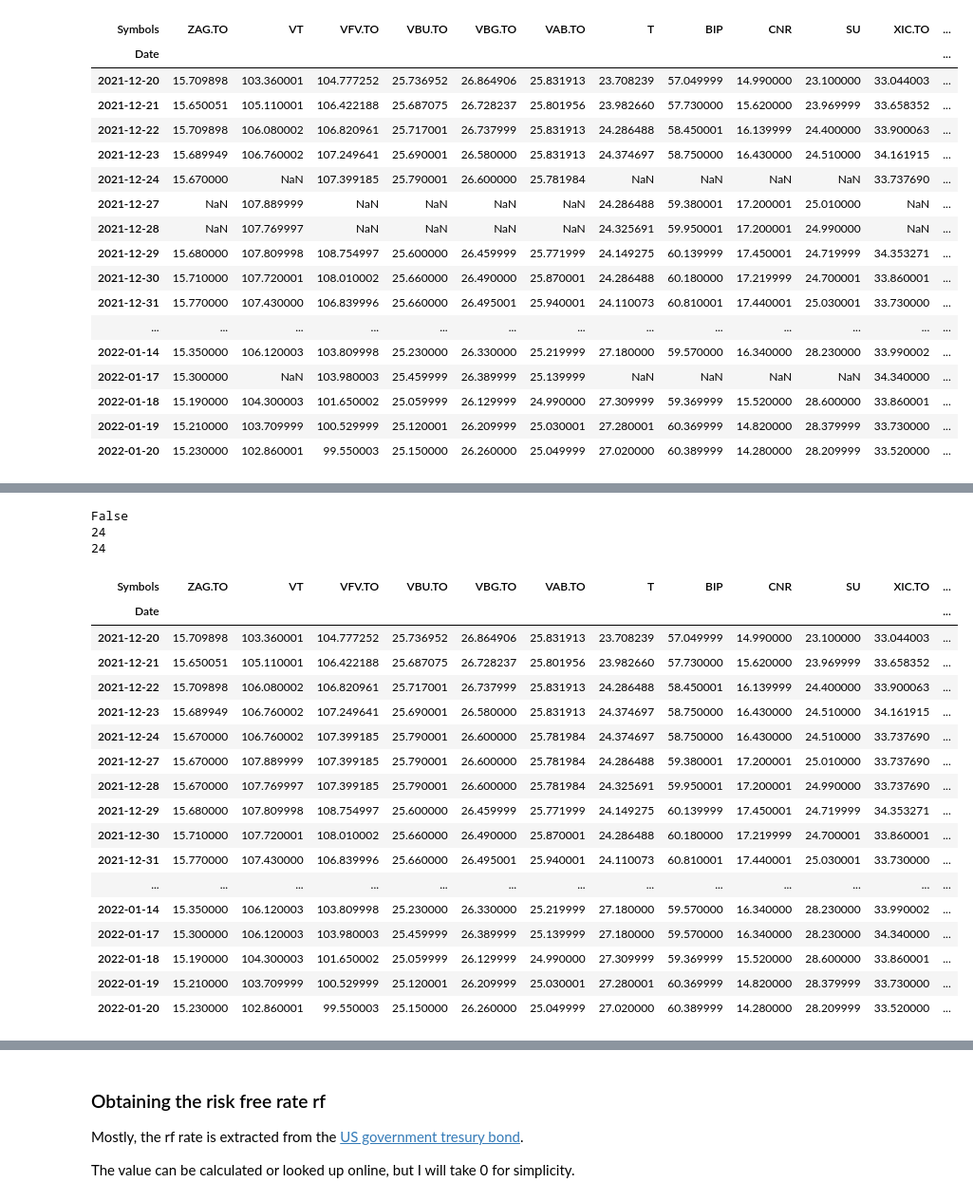
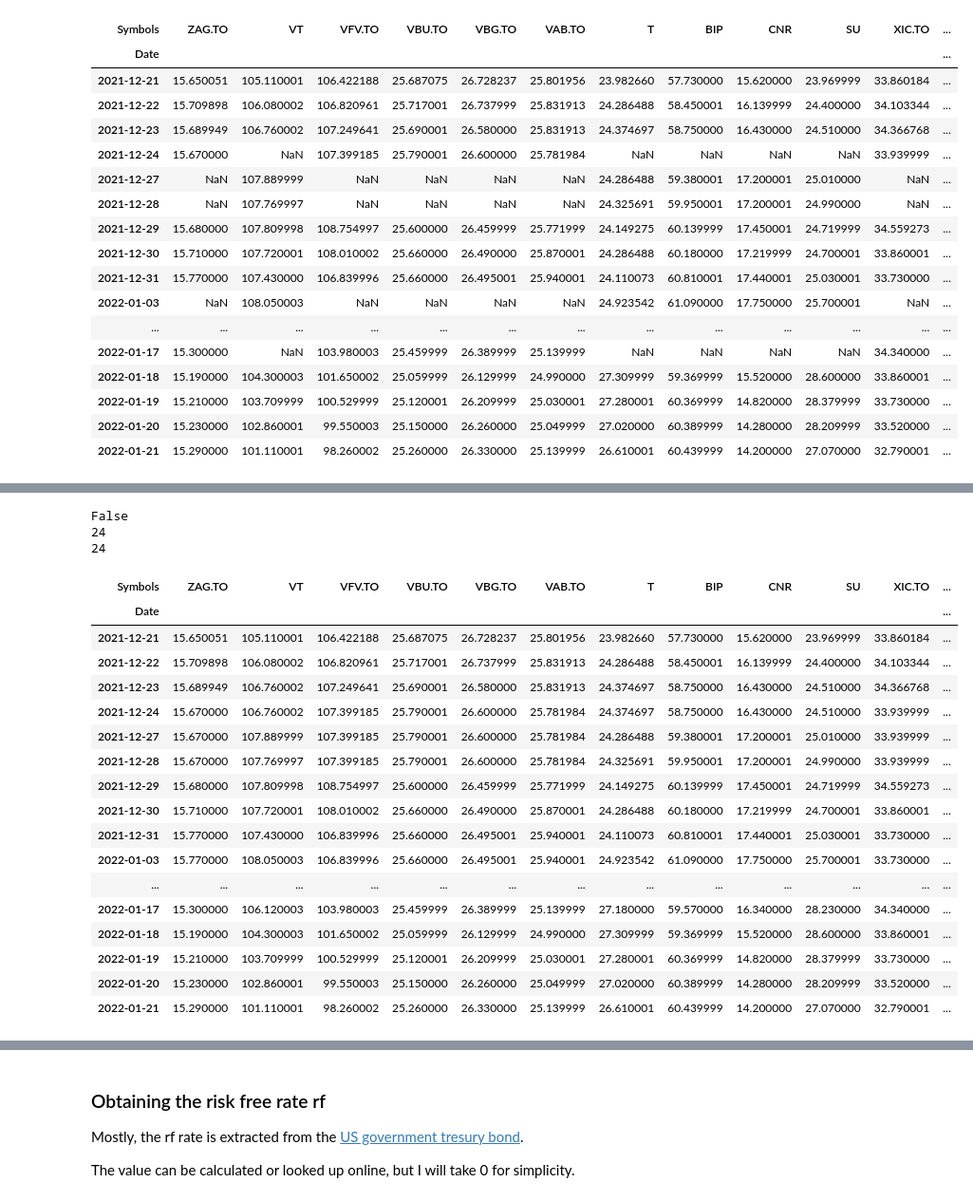
Before and after one commit to LarsTinnefeld/financial-analysis, a Jupyter notebook: correlation.ipynb, the cells around one changed output, grey strips where cells are left out. Shown at 95% size. Saved outputs shown, nothing was run; the diff lists cells and outputs as text; code cells hidden in the pictures.

```diff
--- a/correlation.ipynb
+++ b/correlation.ipynb
@@ -10,32 +10,32 @@ import seaborn as sns
 %matplotlib inline
 # %%
 tickers = ['ZAG.TO', 'VT', 'VFV.TO', 'VBU.TO', 'VBG.TO', 'VAB.TO', 'T', 'BIP', 'CNR', 'SU', 'XIC.TO', 'BAM', 'HXQ.TO', 'ZFL.TO', 'VRE.TO', 'XEF.TO', 'NVDA', 'ATD.TO', '^GSPC']
-start = dt.datetime(2021, 12, 20)
-end = dt.datetime(2022, 1, 20)
+start = dt.datetime(2021, 12, 21)
+end = dt.datetime(2022, 1, 21)
 df_stocks = pdr.get_data_yahoo(tickers, start, end, interval="d")
 
 df_stocks = df_stocks['Adj Close']
 
 df_stocks
 # %% [output]
 | Symbols | ZAG.TO | VT | VFV.TO | VBU.TO | VBG.TO | VAB.TO | T | BIP | CNR | SU | XIC.TO | ... |
 | Date |  |  |  |  |  |  |  |  |  |  |  | ... |
-| 2021-12-20 | 15.709898 | 103.360001 | 104.777252 | 25.736952 | 26.864906 | 25.831913 | 23.708239 | 57.049999 | 14.990000 | 23.100000 | 33.044003 | ... |
-| 2021-12-21 | 15.650051 | 105.110001 | 106.422188 | 25.687075 | 26.728237 | 25.801956 | 23.982660 | 57.730000 | 15.620000 | 23.969999 | 33.658352 | ... |
-| 2021-12-22 | 15.709898 | 106.080002 | 106.820961 | 25.717001 | 26.737999 | 25.831913 | 24.286488 | 58.450001 | 16.139999 | 24.400000 | 33.900063 | ... |
-| 2021-12-23 | 15.689949 | 106.760002 | 107.249641 | 25.690001 | 26.580000 | 25.831913 | 24.374697 | 58.750000 | 16.430000 | 24.510000 | 34.161915 | ... |
-| 2021-12-24 | 15.670000 | NaN | 107.399185 | 25.790001 | 26.600000 | 25.781984 | NaN | NaN | NaN | NaN | 33.737690 | ... |
+| 2021-12-21 | 15.650051 | 105.110001 | 106.422188 | 25.687075 | 26.728237 | 25.801956 | 23.982660 | 57.730000 | 15.620000 | 23.969999 | 33.860184 | ... |
+| 2021-12-22 | 15.709898 | 106.080002 | 106.820961 | 25.717001 | 26.737999 | 25.831913 | 24.286488 | 58.450001 | 16.139999 | 24.400000 | 34.103344 | ... |
+| 2021-12-23 | 15.689949 | 106.760002 | 107.249641 | 25.690001 | 26.580000 | 25.831913 | 24.374697 | 58.750000 | 16.430000 | 24.510000 | 34.366768 | ... |
+| 2021-12-24 | 15.670000 | NaN | 107.399185 | 25.790001 | 26.600000 | 25.781984 | NaN | NaN | NaN | NaN | 33.939999 | ... |
 | 2021-12-27 | NaN | 107.889999 | NaN | NaN | NaN | NaN | 24.286488 | 59.380001 | 17.200001 | 25.010000 | NaN | ... |
 | 2021-12-28 | NaN | 107.769997 | NaN | NaN | NaN | NaN | 24.325691 | 59.950001 | 17.200001 | 24.990000 | NaN | ... |
-| 2021-12-29 | 15.680000 | 107.809998 | 108.754997 | 25.600000 | 26.459999 | 25.771999 | 24.149275 | 60.139999 | 17.450001 | 24.719999 | 34.353271 | ... |
+| 2021-12-29 | 15.680000 | 107.809998 | 108.754997 | 25.600000 | 26.459999 | 25.771999 | 24.149275 | 60.139999 | 17.450001 | 24.719999 | 34.559273 | ... |
 | 2021-12-30 | 15.710000 | 107.720001 | 108.010002 | 25.660000 | 26.490000 | 25.870001 | 24.286488 | 60.180000 | 17.219999 | 24.700001 | 33.860001 | ... |
 | 2021-12-31 | 15.770000 | 107.430000 | 106.839996 | 25.660000 | 26.495001 | 25.940001 | 24.110073 | 60.810001 | 17.440001 | 25.030001 | 33.730000 | ... |
+| 2022-01-03 | NaN | 108.050003 | NaN | NaN | NaN | NaN | 24.923542 | 61.090000 | 17.750000 | 25.700001 | NaN | ... |
 | ... | ... | ... | ... | ... | ... | ... | ... | ... | ... | ... | ... | ... |
-| 2022-01-14 | 15.350000 | 106.120003 | 103.809998 | 25.230000 | 26.330000 | 25.219999 | 27.180000 | 59.570000 | 16.340000 | 28.230000 | 33.990002 | ... |
 | 2022-01-17 | 15.300000 | NaN | 103.980003 | 25.459999 | 26.389999 | 25.139999 | NaN | NaN | NaN | NaN | 34.340000 | ... |
 | 2022-01-18 | 15.190000 | 104.300003 | 101.650002 | 25.059999 | 26.129999 | 24.990000 | 27.309999 | 59.369999 | 15.520000 | 28.600000 | 33.860001 | ... |
 | 2022-01-19 | 15.210000 | 103.709999 | 100.529999 | 25.120001 | 26.209999 | 25.030001 | 27.280001 | 60.369999 | 14.820000 | 28.379999 | 33.730000 | ... |
 | 2022-01-20 | 15.230000 | 102.860001 | 99.550003 | 25.150000 | 26.260000 | 25.049999 | 27.020000 | 60.389999 | 14.280000 | 28.209999 | 33.520000 | ... |
+| 2022-01-21 | 15.290000 | 101.110001 | 98.260002 | 25.260000 | 26.330000 | 25.139999 | 26.610001 | 60.439999 | 14.200000 | 27.070000 | 32.790001 | ... |
 # %%
 # Checking how many missing NaN
 df_stocks.isna().sum()
@@ -74,22 +74,22 @@ df_stocks
 # %% [output]
 | Symbols | ZAG.TO | VT | VFV.TO | VBU.TO | VBG.TO | VAB.TO | T | BIP | CNR | SU | XIC.TO | ... |
 | Date |  |  |  |  |  |  |  |  |  |  |  | ... |
-| 2021-12-20 | 15.709898 | 103.360001 | 104.777252 | 25.736952 | 26.864906 | 25.831913 | 23.708239 | 57.049999 | 14.990000 | 23.100000 | 33.044003 | ... |
-| 2021-12-21 | 15.650051 | 105.110001 | 106.422188 | 25.687075 | 26.728237 | 25.801956 | 23.982660 | 57.730000 | 15.620000 | 23.969999 | 33.658352 | ... |
-| 2021-12-22 | 15.709898 | 106.080002 | 106.820961 | 25.717001 | 26.737999 | 25.831913 | 24.286488 | 58.450001 | 16.139999 | 24.400000 | 33.900063 | ... |
-| 2021-12-23 | 15.689949 | 106.760002 | 107.249641 | 25.690001 | 26.580000 | 25.831913 | 24.374697 | 58.750000 | 16.430000 | 24.510000 | 34.161915 | ... |
-| 2021-12-24 | 15.670000 | 106.760002 | 107.399185 | 25.790001 | 26.600000 | 25.781984 | 24.374697 | 58.750000 | 16.430000 | 24.510000 | 33.737690 | ... |
-| 2021-12-27 | 15.670000 | 107.889999 | 107.399185 | 25.790001 | 26.600000 | 25.781984 | 24.286488 | 59.380001 | 17.200001 | 25.010000 | 33.737690 | ... |
-| 2021-12-28 | 15.670000 | 107.769997 | 107.399185 | 25.790001 | 26.600000 | 25.781984 | 24.325691 | 59.950001 | 17.200001 | 24.990000 | 33.737690 | ... |
-| 2021-12-29 | 15.680000 | 107.809998 | 108.754997 | 25.600000 | 26.459999 | 25.771999 | 24.149275 | 60.139999 | 17.450001 | 24.719999 | 34.353271 | ... |
+| 2021-12-21 | 15.650051 | 105.110001 | 106.422188 | 25.687075 | 26.728237 | 25.801956 | 23.982660 | 57.730000 | 15.620000 | 23.969999 | 33.860184 | ... |
+| 2021-12-22 | 15.709898 | 106.080002 | 106.820961 | 25.717001 | 26.737999 | 25.831913 | 24.286488 | 58.450001 | 16.139999 | 24.400000 | 34.103344 | ... |
+| 2021-12-23 | 15.689949 | 106.760002 | 107.249641 | 25.690001 | 26.580000 | 25.831913 | 24.374697 | 58.750000 | 16.430000 | 24.510000 | 34.366768 | ... |
+| 2021-12-24 | 15.670000 | 106.760002 | 107.399185 | 25.790001 | 26.600000 | 25.781984 | 24.374697 | 58.750000 | 16.430000 | 24.510000 | 33.939999 | ... |
+| 2021-12-27 | 15.670000 | 107.889999 | 107.399185 | 25.790001 | 26.600000 | 25.781984 | 24.286488 | 59.380001 | 17.200001 | 25.010000 | 33.939999 | ... |
+| 2021-12-28 | 15.670000 | 107.769997 | 107.399185 | 25.790001 | 26.600000 | 25.781984 | 24.325691 | 59.950001 | 17.200001 | 24.990000 | 33.939999 | ... |
+| 2021-12-29 | 15.680000 | 107.809998 | 108.754997 | 25.600000 | 26.459999 | 25.771999 | 24.149275 | 60.139999 | 17.450001 | 24.719999 | 34.559273 | ... |
 | 2021-12-30 | 15.710000 | 107.720001 | 108.010002 | 25.660000 | 26.490000 | 25.870001 | 24.286488 | 60.180000 | 17.219999 | 24.700001 | 33.860001 | ... |
 | 2021-12-31 | 15.770000 | 107.430000 | 106.839996 | 25.660000 | 26.495001 | 25.940001 | 24.110073 | 60.810001 | 17.440001 | 25.030001 | 33.730000 | ... |
+| 2022-01-03 | 15.770000 | 108.050003 | 106.839996 | 25.660000 | 26.495001 | 25.940001 | 24.923542 | 61.090000 | 17.750000 | 25.700001 | 33.730000 | ... |
 | ... | ... | ... | ... | ... | ... | ... | ... | ... | ... | ... | ... | ... |
-| 2022-01-14 | 15.350000 | 106.120003 | 103.809998 | 25.230000 | 26.330000 | 25.219999 | 27.180000 | 59.570000 | 16.340000 | 28.230000 | 33.990002 | ... |
 | 2022-01-17 | 15.300000 | 106.120003 | 103.980003 | 25.459999 | 26.389999 | 25.139999 | 27.180000 | 59.570000 | 16.340000 | 28.230000 | 34.340000 | ... |
 | 2022-01-18 | 15.190000 | 104.300003 | 101.650002 | 25.059999 | 26.129999 | 24.990000 | 27.309999 | 59.369999 | 15.520000 | 28.600000 | 33.860001 | ... |
 | 2022-01-19 | 15.210000 | 103.709999 | 100.529999 | 25.120001 | 26.209999 | 25.030001 | 27.280001 | 60.369999 | 14.820000 | 28.379999 | 33.730000 | ... |
 | 2022-01-20 | 15.230000 | 102.860001 | 99.550003 | 25.150000 | 26.260000 | 25.049999 | 27.020000 | 60.389999 | 14.280000 | 28.209999 | 33.520000 | ... |
+| 2022-01-21 | 15.290000 | 101.110001 | 98.260002 | 25.260000 | 26.330000 | 25.139999 | 26.610001 | 60.439999 | 14.200000 | 27.070000 | 32.790001 | ... |
 # %%
 df_stocks.describe()
 # %% [output]
```
Also changed, not shown: parts of 27 cells of this notebook.
